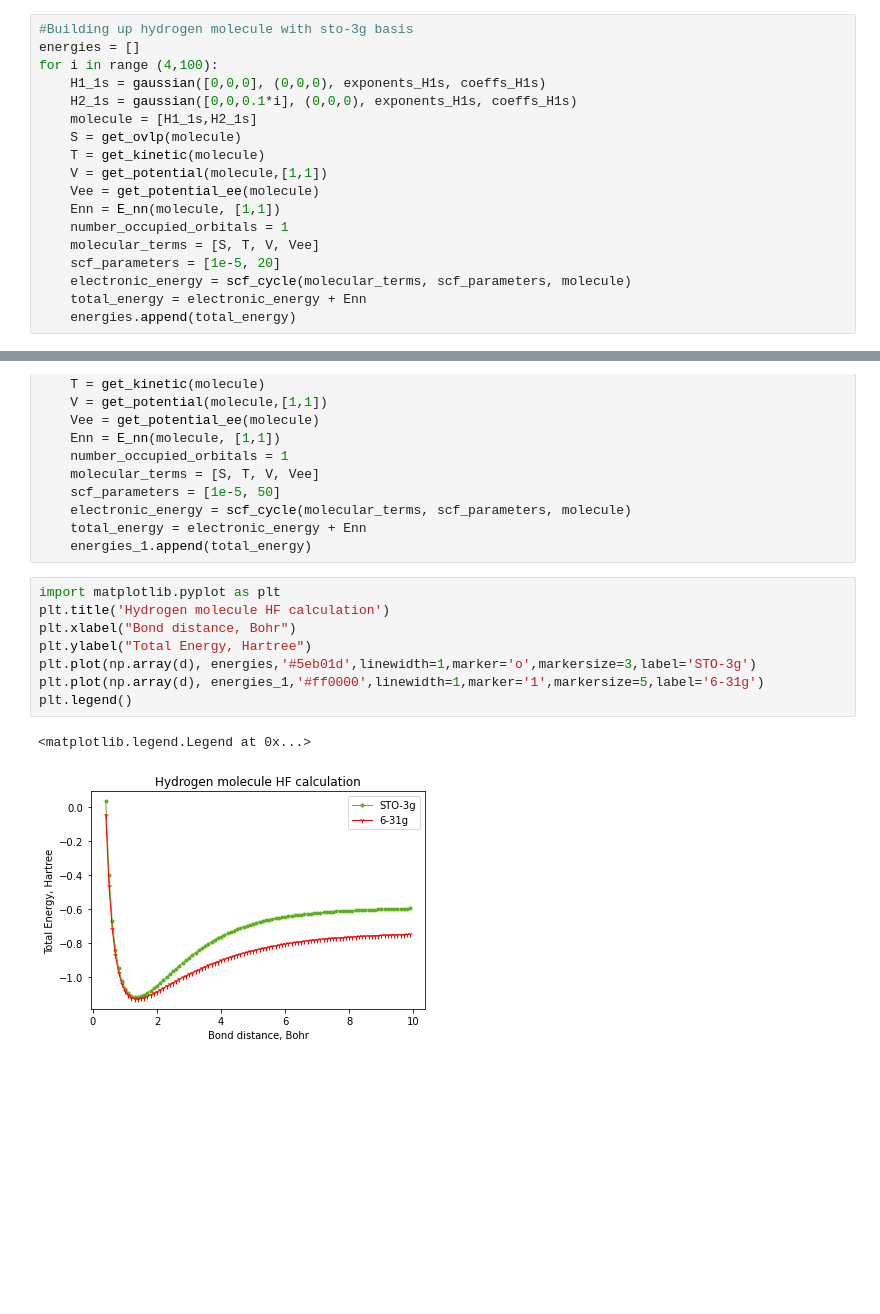
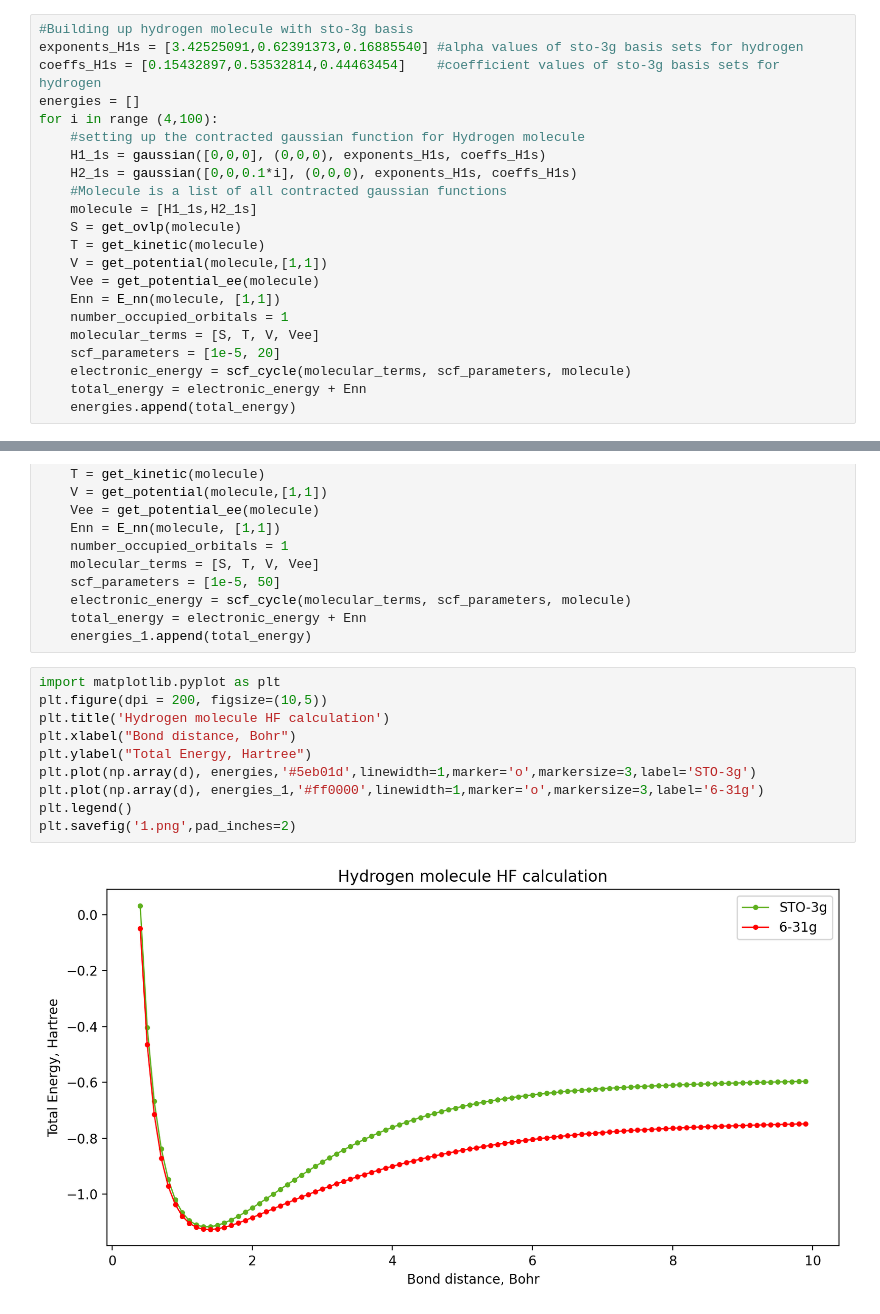
Before and after one commit to WentongZhou/WentongZhou, a Jupyter notebook: Hartree-Fork SCF cycle.ipynb, the cells around one changed output, grey strips where cells are left out. Cells and saved outputs as stored; diff of their text form; blank space fills up the shorter version.

```diff
--- a/Hartree-Fork SCF cycle.ipynb
+++ b/Hartree-Fork SCF cycle.ipynb
@@ -306,10 +305,14 @@ def scf_cycle(molecular_terms, scf_parameters, molecule):
     return electronic_energy
 # %%
 #Building up hydrogen molecule with sto-3g basis
+exponents_H1s = [3.42525091,0.62391373,0.16885540] #alpha values of sto-3g basis sets for hydrogen
+coeffs_H1s = [0.15432897,0.53532814,0.44463454]    #coefficient values of sto-3g basis sets for hydrogen
 energies = []
 for i in range (4,100):
+    #setting up the contracted gaussian function for Hydrogen molecule
     H1_1s = gaussian([0,0,0], (0,0,0), exponents_H1s, coeffs_H1s)
     H2_1s = gaussian([0,0,0.1*i], (0,0,0), exponents_H1s, coeffs_H1s)
+    #Molecule is a list of all contracted gaussian functions
     molecule = [H1_1s,H2_1s]
     S = get_ovlp(molecule)
     T = get_kinetic(molecule)
@@ -352,12 +355,13 @@ for i in range (4,100):
     energies_1.append(total_energy)
 # %%
 import matplotlib.pyplot as plt
+plt.figure(dpi = 200, figsize=(10,5))
 plt.title('Hydrogen molecule HF calculation')
 plt.xlabel("Bond distance, Bohr")
 plt.ylabel("Total Energy, Hartree")
 plt.plot(np.array(d), energies,'#5eb01d',linewidth=1,marker='o',markersize=3,label='STO-3g')
-plt.plot(np.array(d), energies_1,'#ff0000',linewidth=1,marker='1',markersize=5,label='6-31g')
+plt.plot(np.array(d), energies_1,'#ff0000',linewidth=1,marker='o',markersize=3,label='6-31g')
 plt.legend()
+plt.savefig('1.png',pad_inches=2)
 # %% [output]
-<matplotlib.legend.Legend at 0x...>
-[figure, old version]
+[figure, new version]
```
Also changed, not shown: parts of 6 cells of this notebook.
